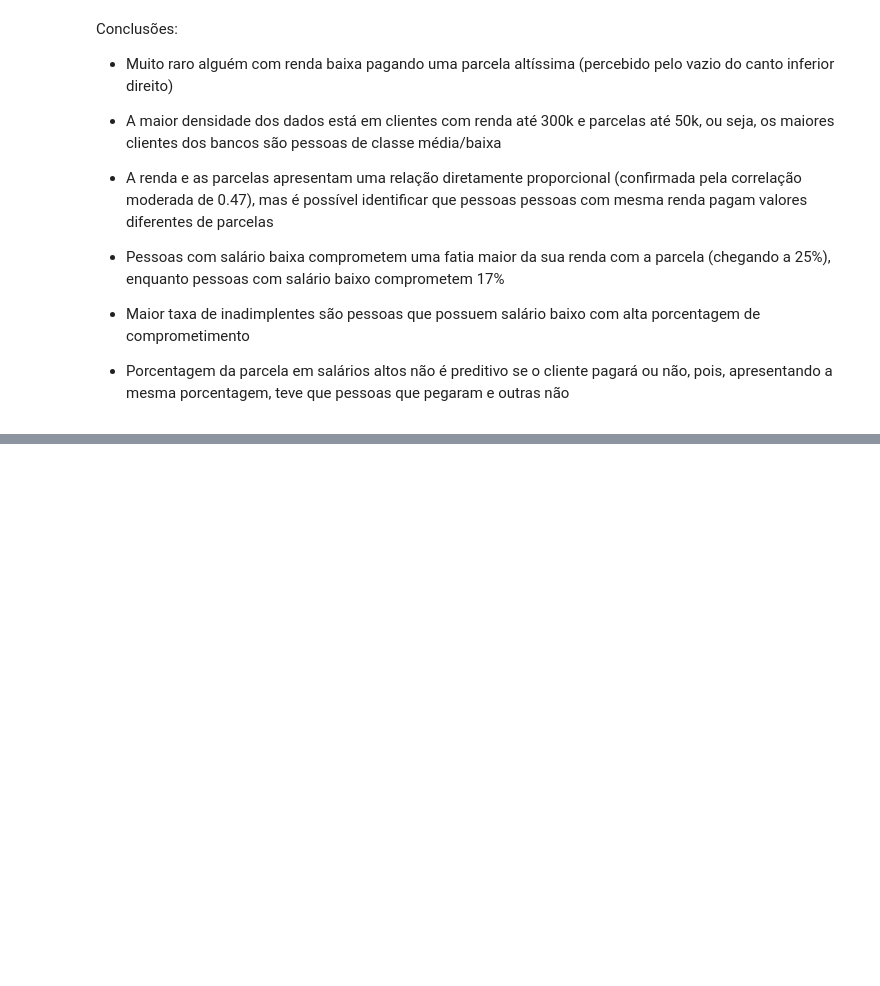
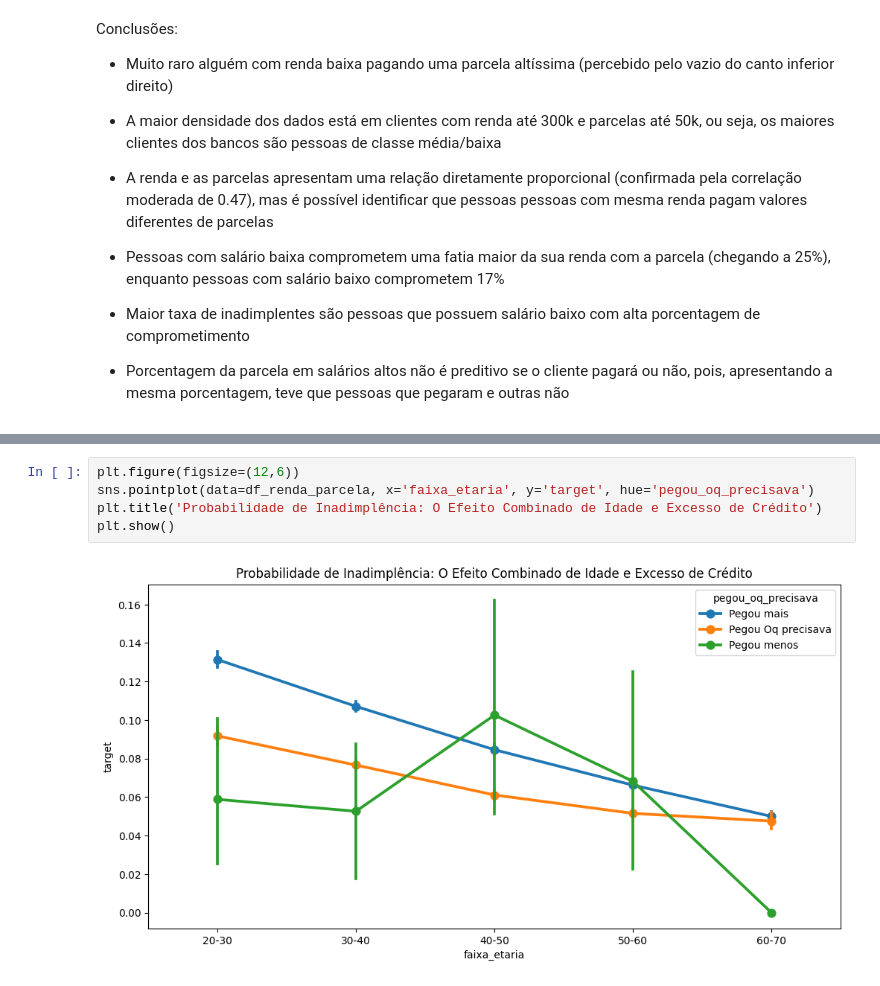
Before and after one commit to Pablo-Sant/project_credit_risk, a Jupyter notebook: notebooks/01-eda_application.ipynb, the cells around one changed output, grey strips where cells are left out. Drawn from its saved outputs; the diff is of its cells as text; blank space fills up the shorter version.

```diff
--- a/notebooks/01-eda_application.ipynb
+++ b/notebooks/01-eda_application.ipynb
@@ -1210,0 +845,7 @@ Conclusões:
+# %%
+plt.figure(figsize=(12,6))
+sns.pointplot(data=df_renda_parcela, x='faixa_etaria', y='target', hue='pegou_oq_precisava')
+plt.title('Probabilidade de Inadimplência: O Efeito Combinado de Idade e Excesso de Crédito')
+plt.show()
+# %% [output]
+[figure, added]
```
Also changed, not shown: parts of 121 cells of this notebook.
